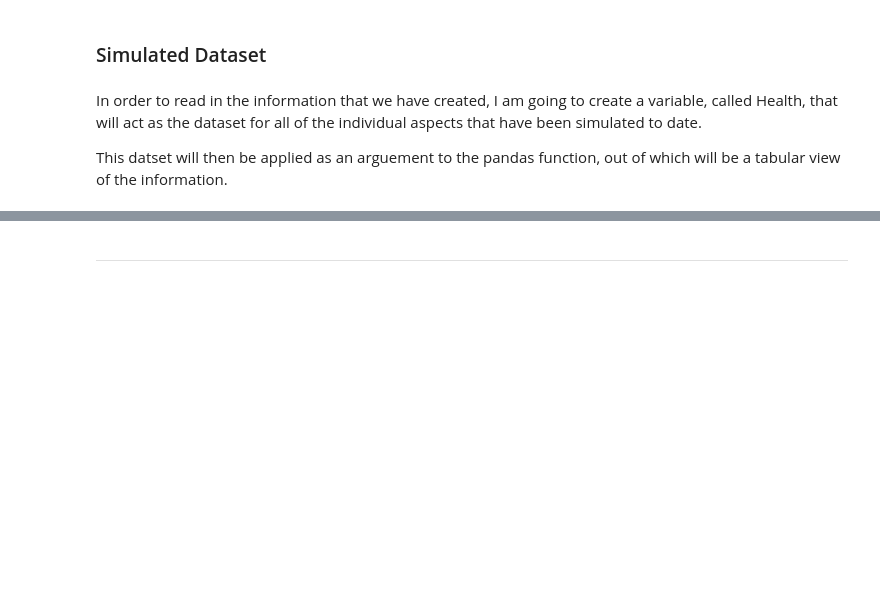
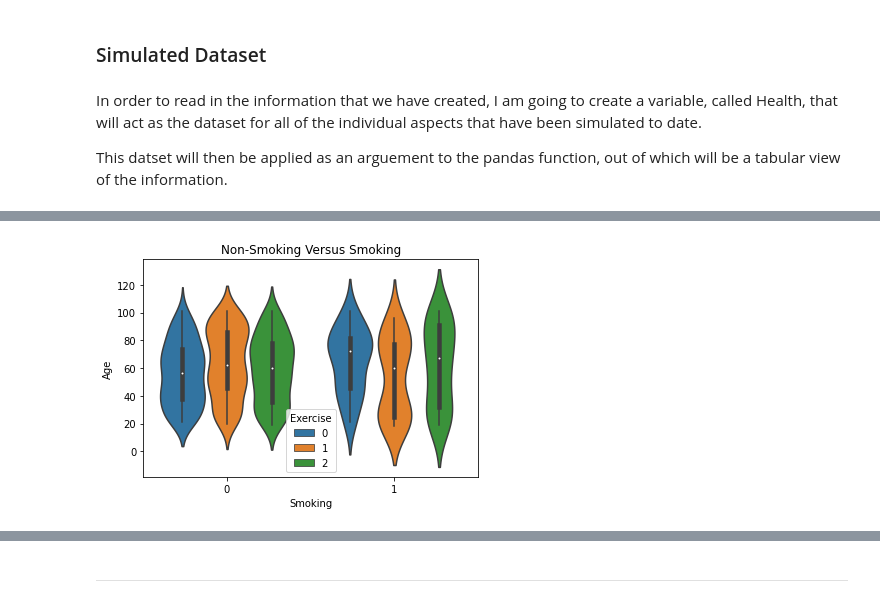
Before and after one commit to jonkavana/PODA-Simulation-2020, a Jupyter notebook: Phenomenon Simulated Data.ipynb, the cells around one changed output, grey strips where cells are left out. Cells and saved outputs as stored; diff of their text form; code cells hidden in the pictures; blank space fills up the shorter version.

```diff
--- a/Phenomenon Simulated Data.ipynb
+++ b/Phenomenon Simulated Data.ipynb
@@ -301,0 +397,6 @@ There are a total of XX smokers that have been simulated for this activity, whic
+# %%
+a, b = 1, 0.51
+# %%
+Gender = rng.binomial(a, b, size=size)
+TotalFemales = sum(Gender)
+TotalFemales
@@ -371,7 +492,7 @@ In order to read in the information that we have created, I am going to create a
 
 This datset will then be applied as an arguement to the pandas function, out of which will be a tabular view of the information.
 # %%
-Health = {'DateRange':DateRange, 'Smoking':Smoking, 'Age':Age, 'Exercise':Exercise}
+Health = {'DateRange':DateRange, 'Smoking':Smoking, 'Gender':Gender, 'Age':Age, 'Exercise':Exercise}
 # %%
 HealthDataFrame = pd.DataFrame(data=Health)
 # %%
@@ -388,0 +523,4 @@ sns.scatterplot(data=x)
+# %%
+sns.violinplot(data=HealthDataFrame, x="Smoking", y="Age", hue="Exercise", kind="violin").set(title="Non-Smoking Versus Smoking");
+# %% [output]
+[figure, added]
```
Also changed, not shown: parts of 33 cells of this notebook, 1 other file.
